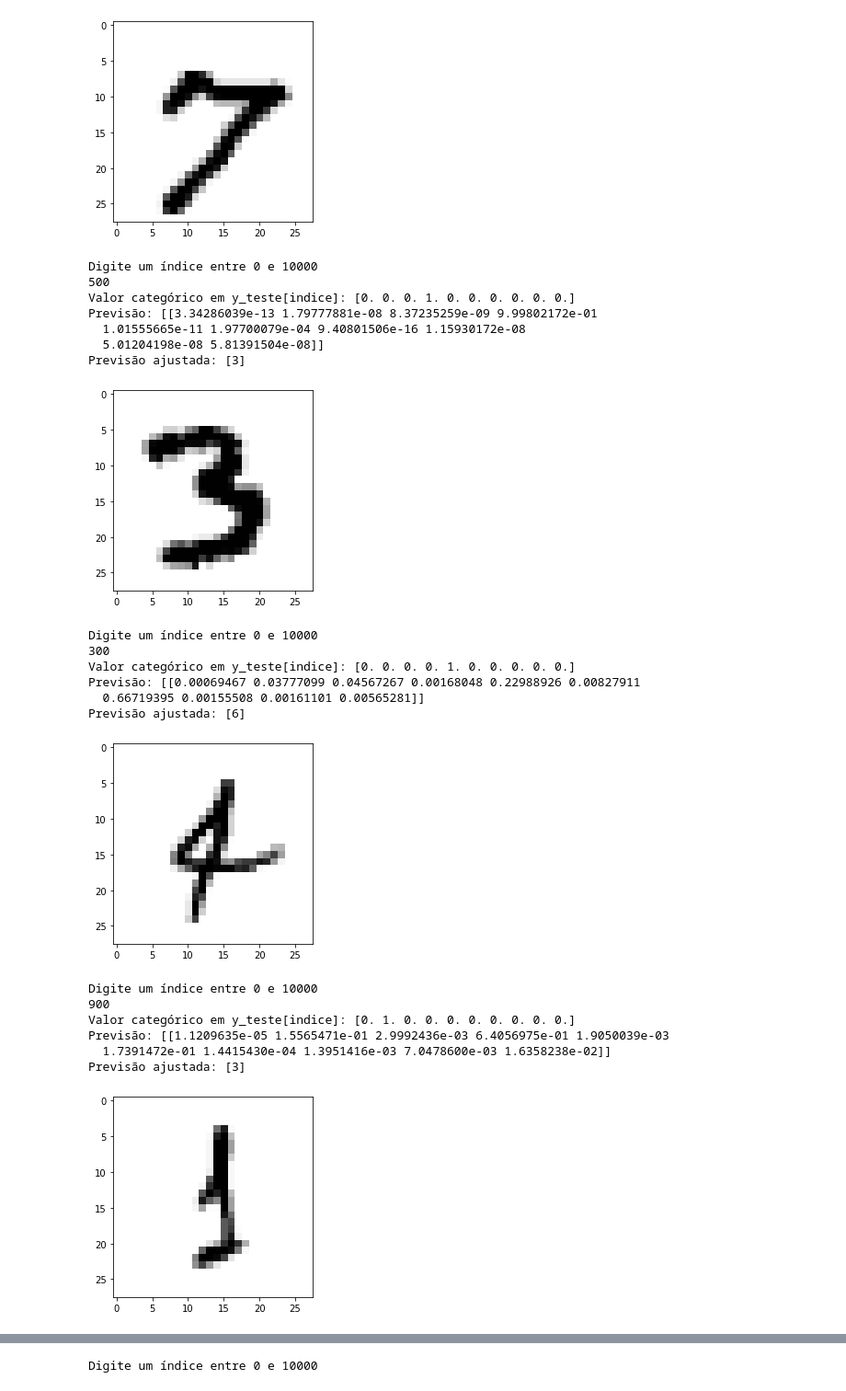
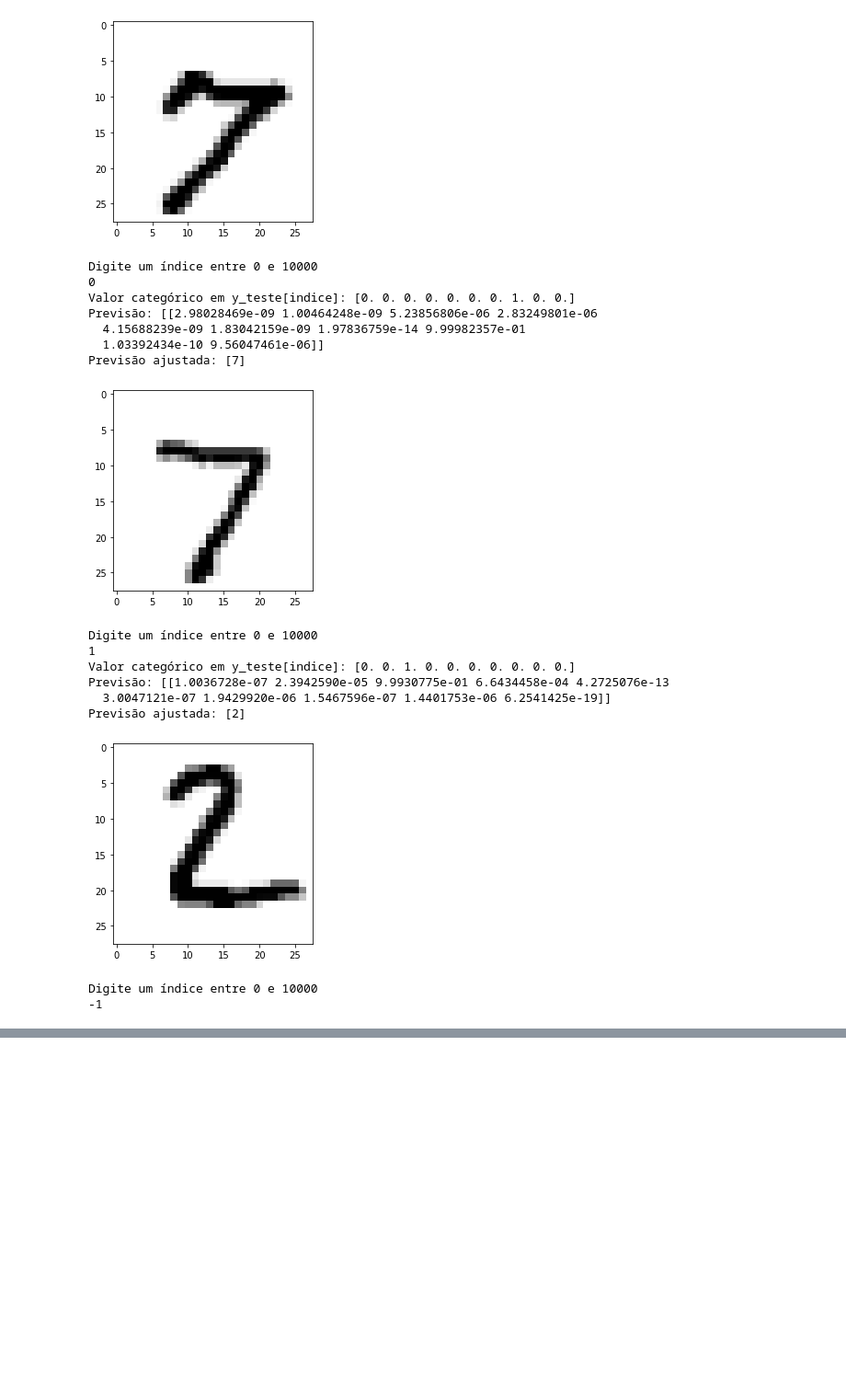
Before and after one commit to paulosalvatore/Ocean_DeepLearning_17_09_2020, a Jupyter notebook: Ocean_DeepLearning_17_09_2020.ipynb, the cells around one changed output, grey strips where cells are left out. Shown: that part at 92% size. Drawn from its saved outputs; the diff is of its cells as text; code cells hidden in the pictures; blank space fills up the shorter version.

```diff
--- a/Ocean_DeepLearning_17_09_2020.ipynb
+++ b/Ocean_DeepLearning_17_09_2020.ipynb
@@ -256,54 +256,52 @@ Previsão ajustada: [7]
 while True:
   print("Digite um índice entre 0 e 10000")
   indice = int(input())
+
+  if indice == -1:
+    break;
 
   # Qual é o valor categórico em y_teste[indice]?
   print("Valor categórico em y_teste[indice]:", y_teste[indice])
 
   # Se for um 7, irá exibir [0. 0. 0. 0. 0. 0. 0. 1. 0. 0.]
 
   # print(x_teste[indice])
 
   imagem = x_teste[indice].reshape((1, resolucao_total))
 
   # print(imagem)
 
   # Fazendo a previsão
 
   prediction = model.predict(imagem)
   print("Previsão:", prediction)
 
   #prediction_class = model.predict_classes(imagem)
 
   import numpy as np
 
   prediction_class = np.argmax(model.predict(imagem), axis=-1)
   print("Previsão ajustada:", prediction_class)
 
   # Apenas para visualizar a imagem
   (x_treino_img, y_treino_img), (x_teste_img, y_teste_img) = mnist.load_data()
   plt.imshow(x_teste_img[indice], cmap=plt.cm.binary)
   plt.show()
 # %% [output]
 Digite um índice entre 0 e 10000
-500
-Valor categórico em y_teste[indice]: [0. 0. 0. 1. 0. 0. 0. 0. 0. 0.]
-Previsão: [[3.34286039e-13 1.79777881e-08 8.37235259e-09 9.99802172e-01
-  1.01555665e-11 1.97700079e-04 9.40801506e-16 1.15930172e-08
-  5.01204198e-08 5.81391504e-08]]
-Previsão ajustada: [3]
+0
+Valor categórico em y_teste[indice]: [0. 0. 0. 0. 0. 0. 0. 1. 0. 0.]
+Previsão: [[2.98028469e-09 1.00464248e-09 5.23856806e-06 2.83249801e-06
+  4.15688239e-09 1.83042159e-09 1.97836759e-14 9.99982357e-01
+  1.03392434e-10 9.56047461e-06]]
+Previsão ajustada: [7]
-[figure, old version]
+[figure, new version]
 Digite um índice entre 0 e 10000
-300
-Valor categórico em y_teste[indice]: [0. 0. 0. 0. 1. 0. 0. 0. 0. 0.]
-Previsão: [[0.00069467 0.03777099 0.04567267 0.00168048 0.22988926 0.00827911
-  0.66719395 0.00155508 0.00161101 0.00565281]]
-Previsão ajustada: [6]
+1
+Valor categórico em y_teste[indice]: [0. 0. 1. 0. 0. 0. 0. 0. 0. 0.]
+Previsão: [[1.0036728e-07 2.3942590e-05 9.9930775e-01 6.6434458e-04 4.2725076e-13
+  3.0047121e-07 1.9429920e-06 1.5467596e-07 1.4401753e-06 6.2541425e-19]]
+Previsão ajustada: [2]
-[figure, old version]
+[figure, new version]
 Digite um índice entre 0 e 10000
-900
-Valor categórico em y_teste[indice]: [0. 1. 0. 0. 0. 0. 0. 0. 0. 0.]
-Previsão: [[1.1209635e-05 1.5565471e-01 2.9992436e-03 6.4056975e-01 1.9050039e-03
-  1.7391472e-01 1.4415430e-04 1.3951416e-03 7.0478600e-03 1.6358238e-02]]
-Previsão ajustada: [3]
+-1
-[figure, removed]
@@ -317 +307,0 @@ Previsão ajustada: [2]
-Digite um índice entre 0 e 10000
```
Also changed, not shown: parts of 1 cell of this notebook.
